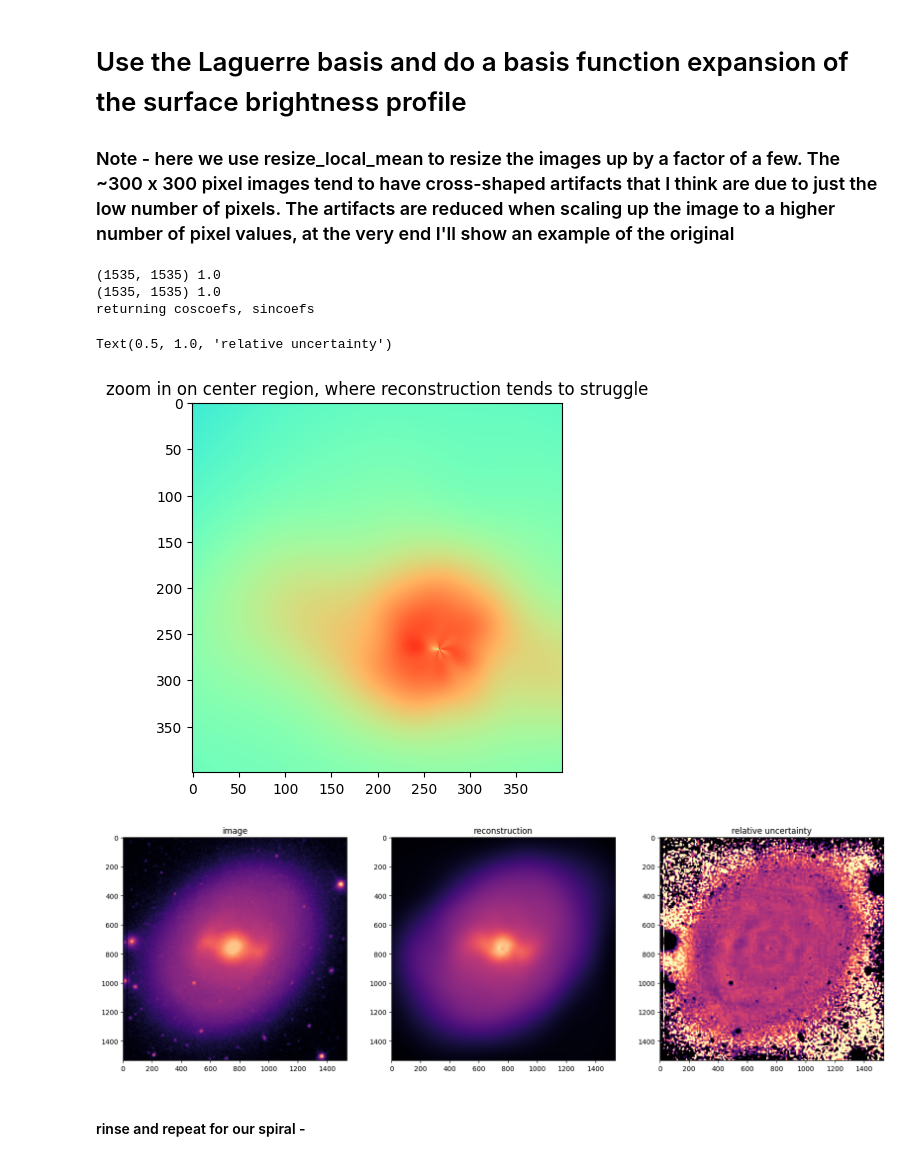
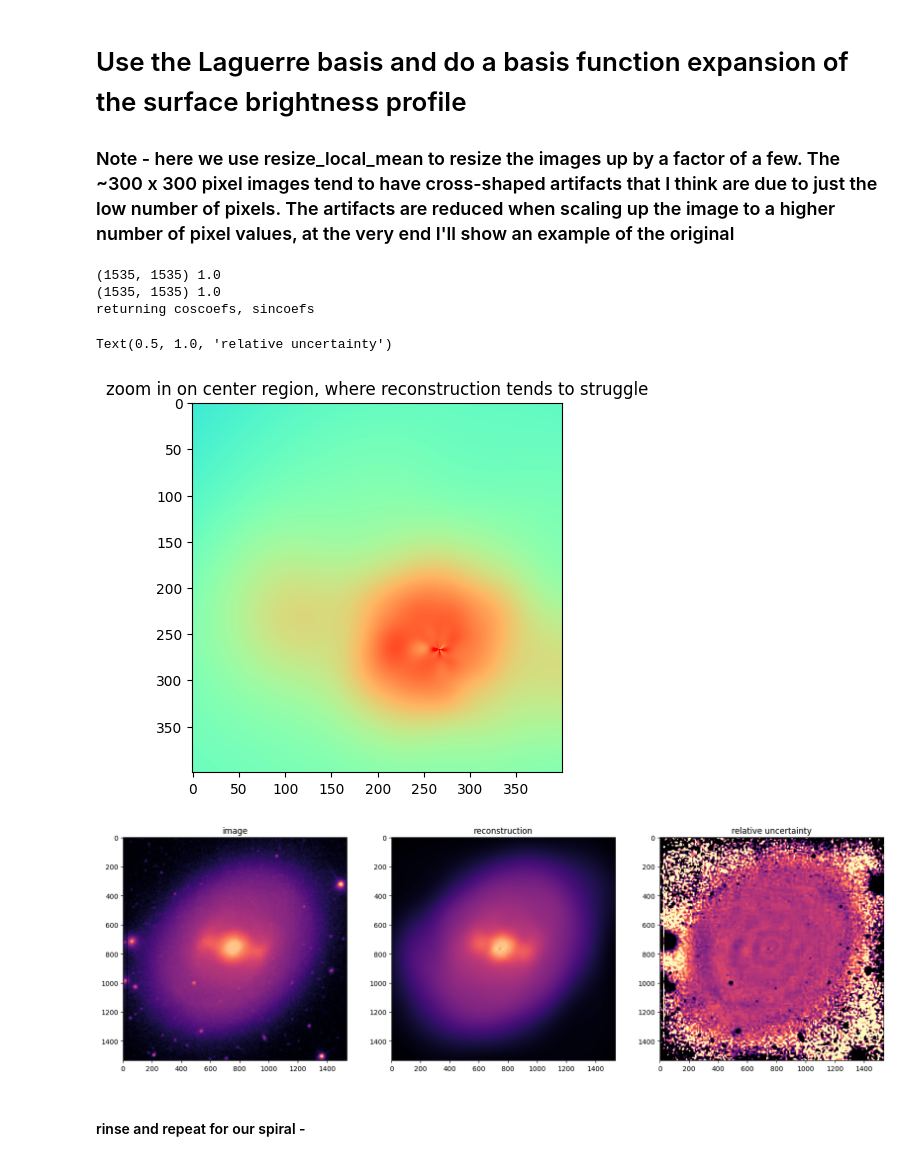
Before and after one commit to CarrieFilion/sonic, a Jupyter notebook: Demo_Notebook.ipynb, the cells around one changed output. Cells and saved outputs as stored; diff of their text form; code cells hidden in the pictures.

```diff
--- a/Demo_Notebook.ipynb
+++ b/Demo_Notebook.ipynb
@@ -91,7 +91,7 @@ mmax = 8
 nmax = 12 #twelve makes the mapping to notes easier
 
 # pick a scalelength for the reconstruction
-rscl = 20.*s #scale scalelength by the image rescaling factor
+rscl = 15.*s #scale scalelength by the image rescaling factor
 
 # make the expansion and compute the weights
 # input into LaguerreAmplitudes is rscl, mmax, nmax, R, phi, mass=1., velocity=1.
@@ -100,34 +100,34 @@ c_bar, s_bar = LG.laguerre_amplitudes_returns() #this returns the cosine and sin
 
 LG.laguerre_reconstruction(rr,pp) #reconstructing the image using the BEF, computing the brightness at each r, phi in the image
 
 #plots!
 plt.figure()
 plt.title('zoom in on center region, where reconstruction tends to struggle')
 plt.imshow((LG.reconstruction)[100*s:180*s,100*s:180*s],vmin=np.nanmin(bar), vmax=np.nanmax(bar),cmap='rainbow')
 
 
 # make a figure for the comparison of real to reconstruction
 fig = plt.figure(figsize=(20,10),facecolor='white')
 ax1 = fig.add_subplot(131)
 ax2 = fig.add_subplot(132)
 ax3 = fig.add_subplot(133)
 
 cval = np.linspace(-5.,1.,32)
 ax1.imshow((bar), cmap=plt.cm.magma)
 ax2.imshow((LG.reconstruction),vmin=np.nanmin(bar), vmax=np.nanmax(bar),cmap=cm.magma)
 
 # plot the relative uncertainty (maxed out at 25 percent)
 ax3.imshow((LG.reconstruction-bar)/bar,vmin=-.25,vmax=.25,cmap=cm.magma)
 
 ax1.set_title('image')
 ax2.set_title('reconstruction')
 ax3.set_title('relative uncertainty')
 # %% [output]
 (1535, 1535) 1.0
 (1535, 1535) 1.0
 returning coscoefs, sincoefs
 Text(0.5, 1.0, 'relative uncertainty')
-[figure, old version]
+[figure, new version]
 [figure]
 # %% [markdown]
 #### rinse and repeat for our spiral -
```
Also changed, not shown: parts of 8 cells of this notebook.
